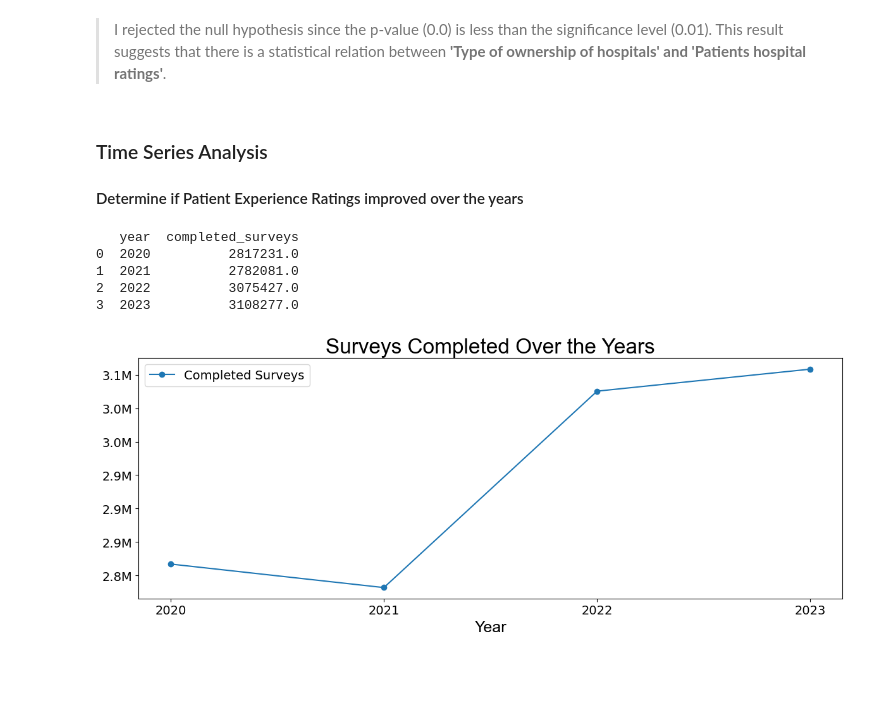
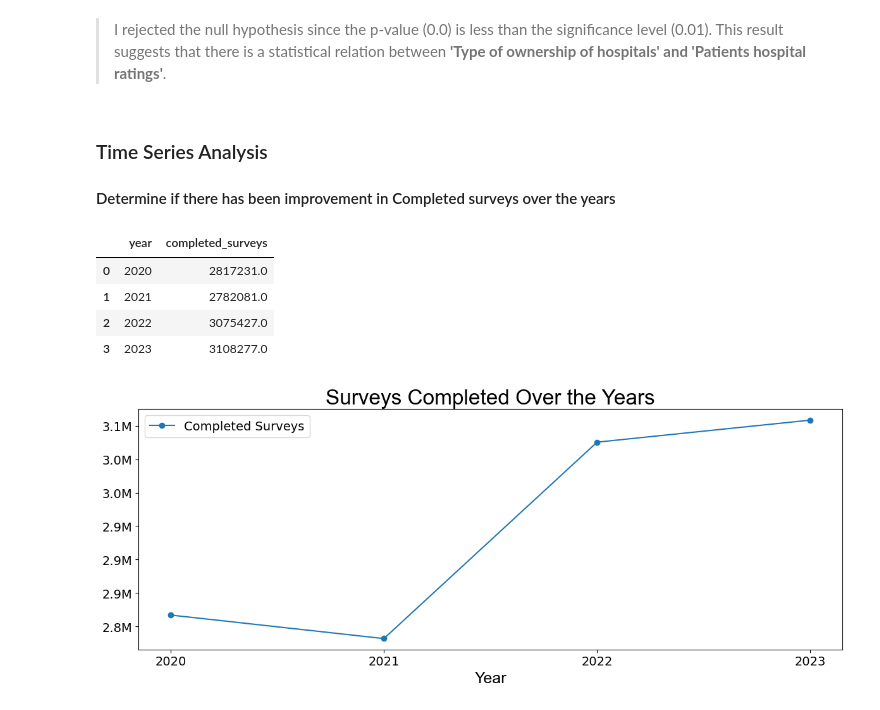
Before and after one commit to beko50/python-data, a Jupyter notebook: 1_Patient Experience.ipynb, the cells around one changed output. Drawn from its saved outputs; the diff is of its cells as text; code cells hidden in the pictures; blank space fills up the shorter version.

```diff
--- a/1_Patient Experience.ipynb
+++ b/1_Patient Experience.ipynb
@@ -559,7 +558,7 @@ P-value: 0.0 < significance level of 1% (alpha = 0.01)
 > I rejected the null hypothesis since the p-value (0.0) is less than the significance level (0.01). This result suggests that there is a statistical relation between **'Type of ownership of hospitals' and 'Patients hospital ratings'**.
 # %% [markdown]
 ### Time Series Analysis
-#### Determine if Patient Experience Ratings improved over the years
+#### Determine if there has been improvement in Completed surveys over the years
 # %%
 def load_and_deduplicate(table_name, engine, chunk_size=10000):
     chunks = []
@@ -579,17 +578,17 @@ merged_data = pd.merge(surveys_data, hospitals_data, on='facility_id', how='left
 # %%
 # I group the data here and covert to numeric data type
 analysis_data = surveys_data.drop_duplicates(subset=['facility_id', 'year']).dropna(subset=['completed_surveys'])
 analysis_data['completed_surveys'] = pd.to_numeric(analysis_data['completed_surveys'], errors='coerce')
 
 grouped_data = analysis_data.groupby('year')['completed_surveys'].sum().reset_index()
 
-print(grouped_data)
+grouped_data
 # %% [output]
-   year  completed_surveys
-0  2020          2817231.0
-1  2021          2782081.0
-2  2022          3075427.0
-3  2023          3108277.0
+|  | year | completed_surveys |
+| 0 | 2020 | 2817231.0 |
+| 1 | 2021 | 2782081.0 |
+| 2 | 2022 | 3075427.0 |
+| 3 | 2023 | 3108277.0 |
 # %%
 import matplotlib.ticker as mtick
 
```
Also changed, not shown: parts of 12 cells of this notebook.
